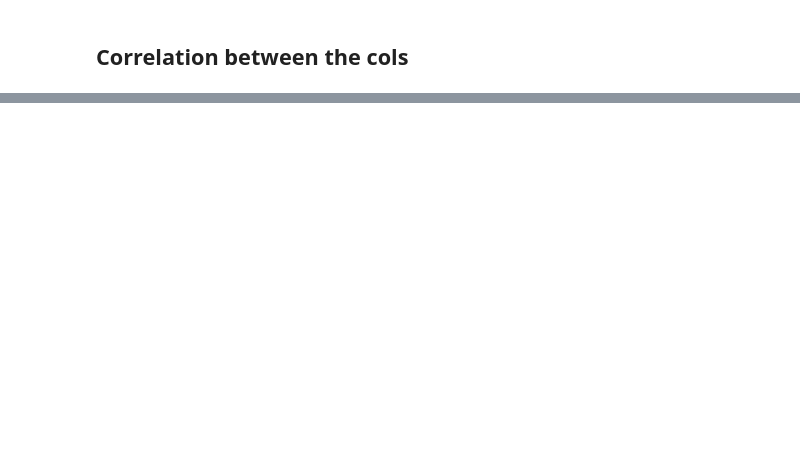
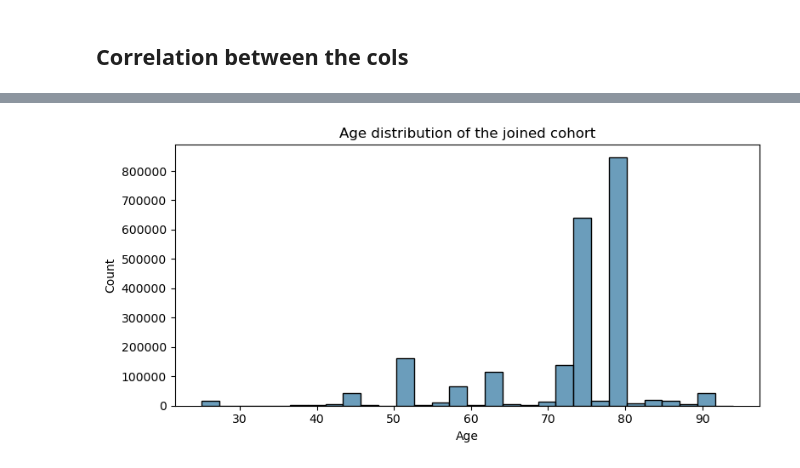
Before and after one commit to TommyTokk/DA4DH, a Jupyter notebook: notebooks/DataPreparation/join.ipynb, the cells around one changed output, grey strips where cells are left out. Drawn from its saved outputs; the diff is of its cells as text; code cells hidden in the pictures; blank space fills up the shorter version.

```diff
--- a/notebooks/DataPreparation/join.ipynb
+++ b/notebooks/DataPreparation/join.ipynb
@@ -169,24 +162,0 @@ Length: 4712, dtype: int64
-# %%
-# Number of unique organisms found per admission
-org_count = joined_df.groupby(['subject_id', 'hadm_id'])['org_name'].nunique()
-# Add the column to the joined_df
-joined_df = joined_df.merge(org_count.rename('unique_organisms_count'), on=['subject_id', 'hadm_id'], how='left')
-# %%
-# Number of antibiotics tested for hadm_id
-ab_count = joined_df.groupby(['subject_id','hadm_id'])['ab_name'].nunique()
-# Add the column to the joined_df
-joined_df = joined_df.merge(ab_count.rename('unique_antibiotics_count'), on=['subject_id', 'hadm_id'], how='left')
-# %%
-# Number of resistant bacteria by subject_id and hadm_id
-resistant_mask = joined_df['interpretation'] == 'R'
-
-# Add the count to the joined_df
-resistant_count = joined_df[resistant_mask].groupby(['subject_id', 'hadm_id'])['interpretation'].count()
-joined_df = joined_df.merge(resistant_count.rename('resistant_bacteria_count'), on=['subject_id', 'hadm_id'], how='left')
-# %%
-# Stats for each label by (subject_id, hadm_id)
-
-stats = joined_df.groupby(['subject_id', 'hadm_id', 'label'])['valuenum'].agg(['mean', 'min', 'max', 'count']).reset_index()
-# Add only the max to the joined_df
-joined_df = joined_df.merge(stats[['subject_id', 'hadm_id', 'label', 'max']], on=['subject_id', 'hadm_id', 'label'], how='left', suffixes=('', '_label_max'))
-joined_df
@@ -221,0 +306,9 @@ du.get_numeric_cols(joined_df)
+# %%
+plt.figure(figsize=(8, 4))
+sns.histplot(joined_df['age'].dropna(), bins=30, color='#3A7CA5')
+plt.title('Age distribution of the joined cohort')
+plt.xlabel('Age')
+plt.ylabel('Count')
+plt.tight_layout()
+# %% [output]
+[figure, added]
```
Also changed, not shown: parts of 15 cells of this notebook, 5 other files.
